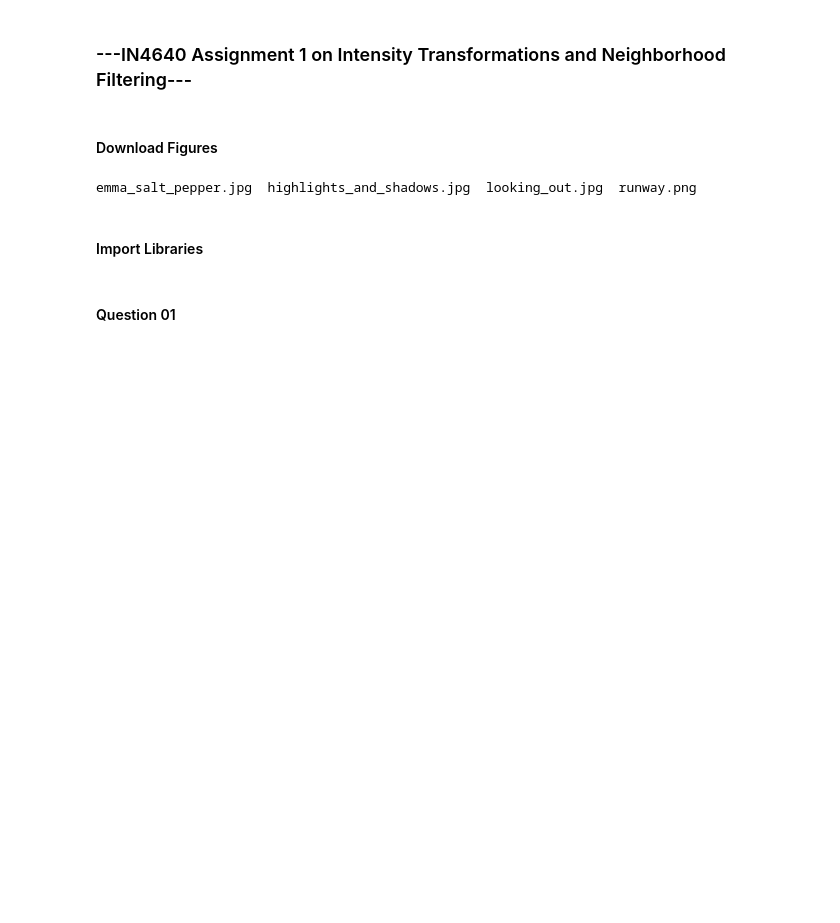
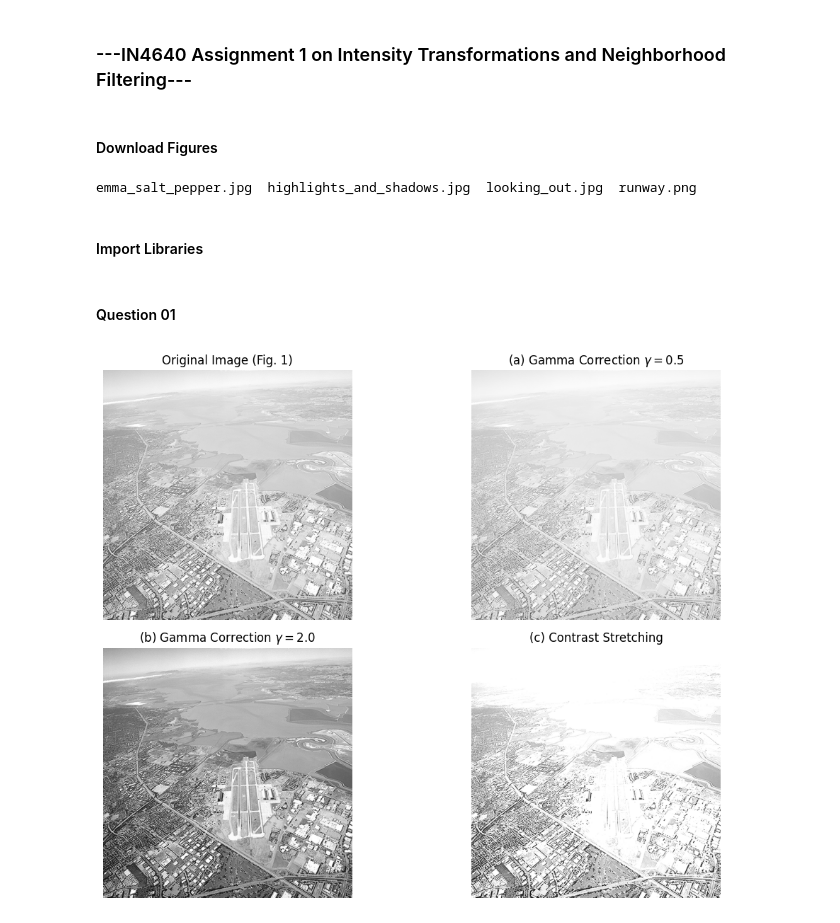
Before and after one commit to Arachchimkf/-Intensity-Transformations-and-Neighborhood-Filtering, a Jupyter notebook: main.ipynb, the cells around one changed output. Saved outputs shown, nothing was run; the diff lists cells and outputs as text; code cells hidden in the pictures; blank space fills up the shorter version.

```diff
--- a/main.ipynb
+++ b/main.ipynb
@@ -23,3 +23,88 @@ import numpy as np
 import matplotlib.pyplot as plt
 # %% [markdown]
 #### Question 01
+# %%
+# 1. Load the image in Grayscale
+img = cv2.imread ('runway.png', cv2.IMREAD_GRAYSCALE)
+
+# Normalize pixel values to range [0, 1] for mathematical operations
+r = img / 255.0
+
+# ---------------------------------------------------------
+# (a) Gamma Correction with gamma = 0.5 (Brightening)
+# Formula: s = r ^ 0.5
+# ---------------------------------------------------------
+gamma_a = 0.5
+s_a = np.power(r, gamma_a)
+# Convert back to [0, 255] for display
+img_gamma_05 = np.uint8(np.clip(s_a * 255, 0, 255))
+
+# ---------------------------------------------------------
+# (b) Gamma Correction with gamma = 2.0 (Darkening)
+# Formula: s = r ^ 2.0
+# ---------------------------------------------------------
+gamma_b = 2.0
+s_b = np.power(r, gamma_b)
+# Convert back to [0, 255] for display
+img_gamma_2 = np.uint8(np.clip(s_b * 255, 0, 255))
+
+# ---------------------------------------------------------
+# (c) Contrast Stretching (Piecewise Linear)
+# r1 = 0.2, r2 = 0.8
+# ---------------------------------------------------------
+r1 = 0.2
+r2 = 0.8
+
+# Initialize output array
+s_c = np.zeros_like(r)
+
+# Apply the piecewise conditions vectorized:
+
+# 1. r < r1 -> 0
+# (Already 0 from initialization)
+
+# 2. r1 <= r <= r2 -> Scale linearly: (r - r1) / (r2 - r1)
+mask_middle = (r >= r1) & (r <= r2)
+s_c[mask_middle] = (r[mask_middle] - r1) / (r2 - r1)
+
+# 3. r > r2 -> 1
+mask_upper = (r > r2)
+s_c[mask_upper] = 1.0
+
+# Convert back to [0, 255]
+img_contrast = np.uint8(np.clip(s_c * 255, 0, 255))
+
+# ---------------------------------------------------------
+# Visualization
+# ---------------------------------------------------------
+plt.figure(figsize=(12, 8))
+
+# Original
+plt.subplot(2, 2, 1)
+plt.imshow(img, cmap='gray', vmin=0, vmax=255)
+plt.title('Original Image (Fig. 1)')
+plt.axis('off')
+
+# Gamma = 0.5
+plt.subplot(2, 2, 2)
+plt.imshow(img_gamma_05, cmap='gray', vmin=0, vmax=255)
+plt.title(r'(a) Gamma Correction $\gamma=0.5$')
+plt.axis('off')
+
+# Gamma = 2.0
+plt.subplot(2, 2, 3)
+plt.imshow(img_gamma_2, cmap='gray', vmin=0, vmax=255)
+plt.title(r'(b) Gamma Correction $\gamma=2.0$')
+plt.axis('off')
+
+# Contrast Stretching
+plt.subplot(2, 2, 4)
+plt.imshow(img_contrast, cmap='gray', vmin=0, vmax=255)
+plt.title('(c) Contrast Stretching')
+plt.axis('off')
+
+plt.tight_layout()
+
+plt.show()
+# %% [output]
+[figure, added]
```
Also changed, not shown: parts of 1 cell of this notebook.
